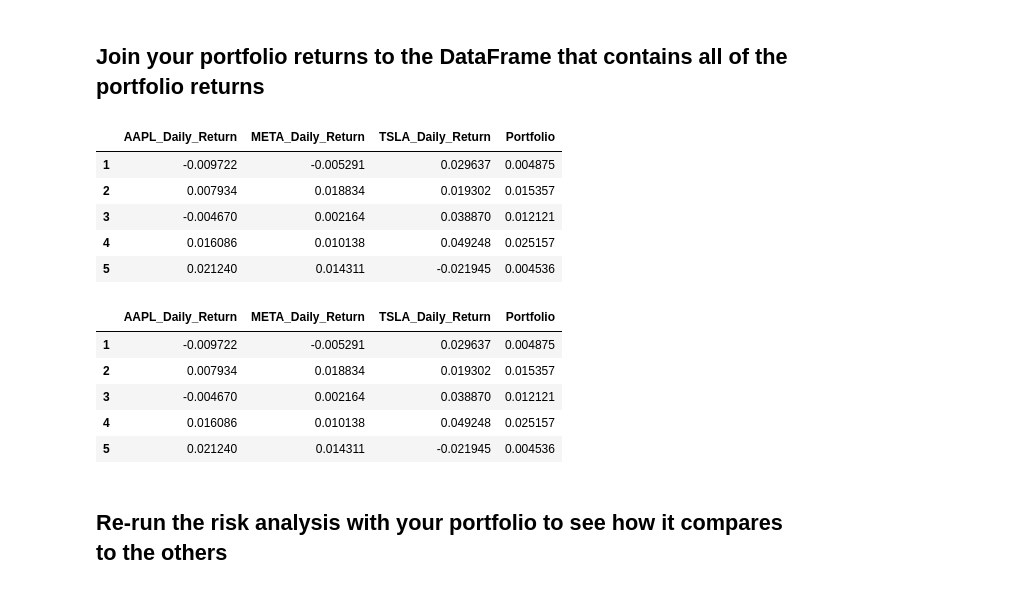
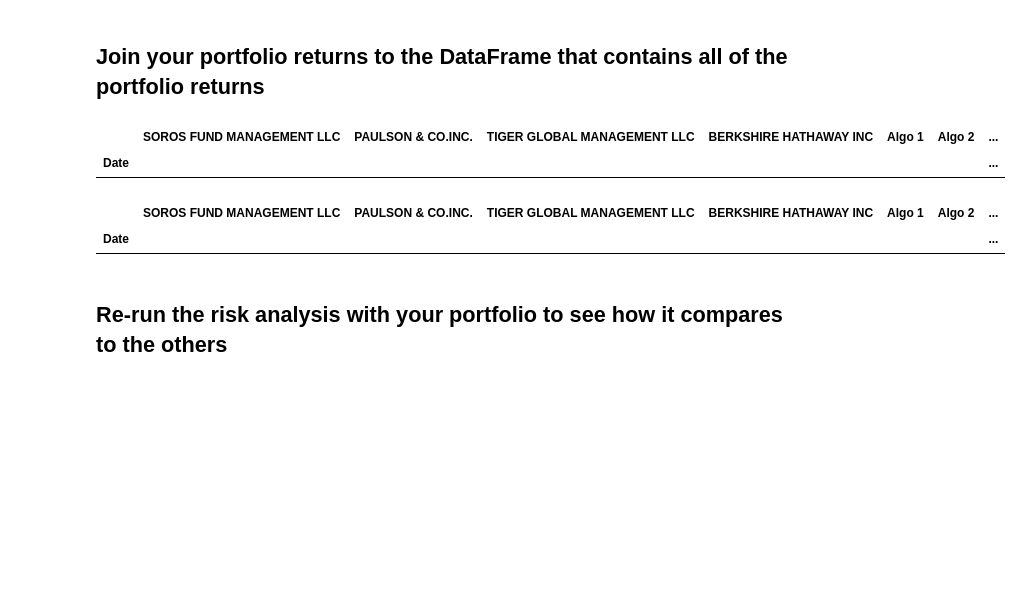
Before and after one commit to owenct/Module_4_Challenge, a Jupyter notebook: pyWhale/whale_analysis.ipynb, the cells around one changed output. Cells and saved outputs as stored; diff of their text form; code cells hidden in the pictures; blank space fills up the shorter version.

```diff
--- a/pyWhale/whale_analysis.ipynb
+++ b/pyWhale/whale_analysis.ipynb
@@ -552,7 +550,7 @@ combined_df.head()
 | 08/01/2020 16:00:00 | 75.80 | 215.22 | 32.81 |
 # %%
 # Reset Date index
-combined_df.reset_index(inplace=True)
+combined_df = combined_df.sort_index()
 
 # Display the updated DataFrame
 print(combined_df.head())
@@ -567,10 +566,7 @@ print(combined_df.head())
 # Reorganize portfolio data by having a column per symbol
 
 # Ensure the DataFrame contains only the expected columns
-combined_df = combined_df[['Date', 'AAPL', 'META', 'TSLA']]
-
-# Rename columns to specify 'Close' prices
-combined_df.columns = ['Date', 'AAPL_Close', 'META_Close', 'TSLA_Close']
+combined_df.columns = [['AAPL', 'META', 'TSLA']]
 
 # Display the reorganized DataFrame
 combined_df.head()
@@ -584,14 +581,10 @@ combined_df.head()
 # %%
 # Calculate daily returns
-daily_returns = combined_df[['AAPL_Close', 'META_Close', 'TSLA_Close']].pct_change()
-
-# Rename columns for clarity
-daily_returns.columns = ['AAPL_Daily_Return', 'META_Daily_Return', 'TSLA_Daily_Return']
+my_returns = combined_df.pct_change()
 
 # Drop NAs
-daily_returns.dropna(inplace=True)
+my_returns.dropna()
 
 # Display sample data
-sample_data = daily_returns.sample(10)
-sample_data
+my_returns.head()
 # %% [output]
@@ -634,32 +618,23 @@ dtype: float64
 ## Join your portfolio returns to the DataFrame that contains all of the portfolio returns
 # %%
 # Join your returns DataFrame to the original returns DataFrame
-# Add the portfolio returns as a new column to the daily_returns DataFrame
-daily_returns['Portfolio'] = portfolio_return
+all_returns = pd.concat([combined_returns,my_returns], axis="columns", join="inner")
 
 # Display the updated DataFrame with the portfolio returns
-daily_returns.head()
+all_returns.head()
 # %% [output]
-|  | AAPL_Daily_Return | META_Daily_Return | TSLA_Daily_Return | Portfolio |
-| 1 | -0.009722 | -0.005291 | 0.029637 | 0.004875 |
-| 2 | 0.007934 | 0.018834 | 0.019302 | 0.015357 |
-| 3 | -0.004670 | 0.002164 | 0.038870 | 0.012121 |
-| 4 | 0.016086 | 0.010138 | 0.049248 | 0.025157 |
-| 5 | 0.021240 | 0.014311 | -0.021945 | 0.004536 |
+|  | SOROS FUND MANAGEMENT LLC | PAULSON & CO.INC. | TIGER GLOBAL MANAGEMENT LLC | BERKSHIRE HATHAWAY INC | Algo 1 | Algo 2 | ... |
+| Date |  |  |  |  |  |  | ... |
 # %%
 # Only compare dates where return data exists for all the stocks (drop NaNs)
 # Drop rows with NaN values from the daily_returns DataFrame
-daily_returns.dropna(inplace=True)
+all_returns.dropna(inplace=True)
 
 # Display the updated DataFrame
-daily_returns.head()
+all_returns.head()
 # %% [output]
-|  | AAPL_Daily_Return | META_Daily_Return | TSLA_Daily_Return | Portfolio |
-| 1 | -0.009722 | -0.005291 | 0.029637 | 0.004875 |
-| 2 | 0.007934 | 0.018834 | 0.019302 | 0.015357 |
-| 3 | -0.004670 | 0.002164 | 0.038870 | 0.012121 |
-| 4 | 0.016086 | 0.010138 | 0.049248 | 0.025157 |
-| 5 | 0.021240 | 0.014311 | -0.021945 | 0.004536 |
+|  | SOROS FUND MANAGEMENT LLC | PAULSON & CO.INC. | TIGER GLOBAL MANAGEMENT LLC | BERKSHIRE HATHAWAY INC | Algo 1 | Algo 2 | ... |
+| Date |  |  |  |  |  |  | ... |
 # %% [markdown]
 ## Re-run the risk analysis with your portfolio to see how it compares to the others
 # %% [markdown]
```
Also changed, not shown: parts of 10 cells of this notebook.
